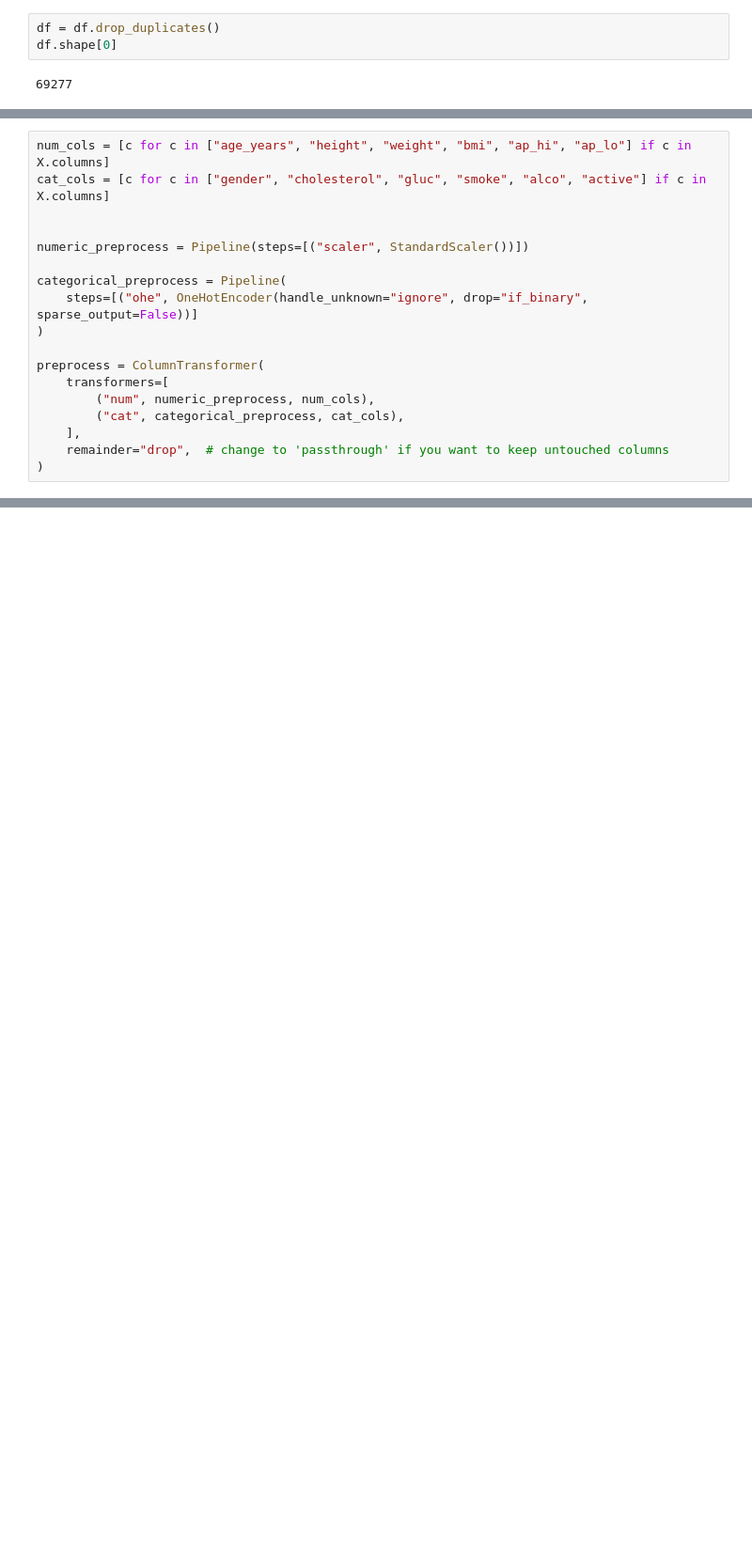
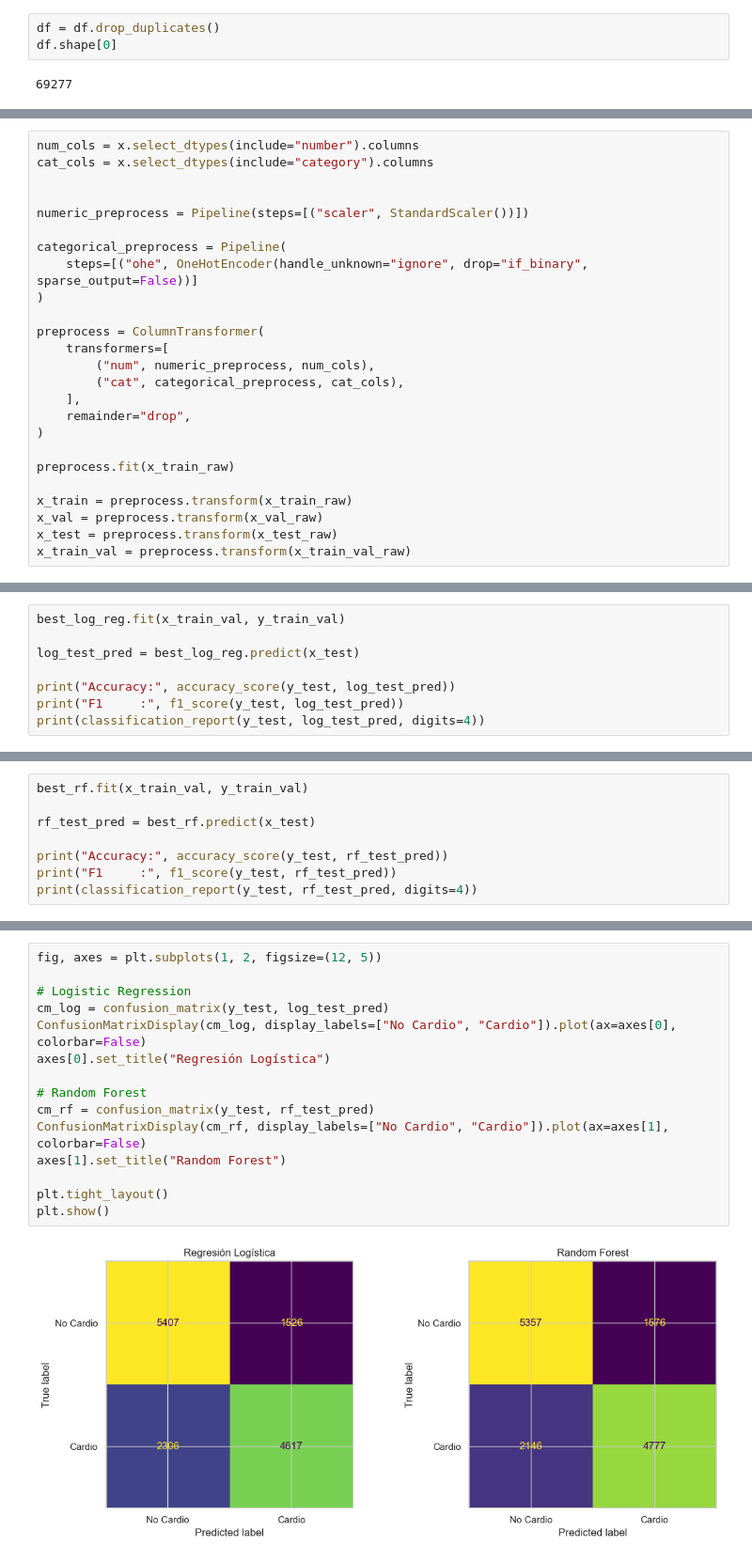
Before and after one commit to datwaft/aprendizaje_automatico, a Jupyter notebook: Trabajo_Corto_2/Trabajo_Corto_2.ipynb, the cells around one changed output, grey strips where cells are left out. Shown at 94% size. Drawn from its saved outputs; the diff is of its cells as text; blank space fills up the shorter version.

```diff
--- a/Trabajo_Corto_2/Trabajo_Corto_2.ipynb
+++ b/Trabajo_Corto_2/Trabajo_Corto_2.ipynb
@@ -948,6 +990,6 @@ y_train, y_val = y_train_full.iloc[train_idx], y_train_full.iloc[val_idx]
 # %%
-num_cols = [c for c in ["age_years", "height", "weight", "bmi", "ap_hi", "ap_lo"] if c in X.columns]
-cat_cols = [c for c in ["gender", "cholesterol", "gluc", "smoke", "alco", "active"] if c in X.columns]
+num_cols = x.select_dtypes(include="number").columns
+cat_cols = x.select_dtypes(include="category").columns
 
 
 numeric_preprocess = Pipeline(steps=[("scaler", StandardScaler())])
@@ -961,5 +1003,12 @@ preprocess = ColumnTransformer(
         ("num", numeric_preprocess, num_cols),
         ("cat", categorical_preprocess, cat_cols),
     ],
-    remainder="drop",  # change to 'passthrough' if you want to keep untouched columns
+    remainder="drop",
 )
+
+preprocess.fit(x_train_raw)
+
+x_train = preprocess.transform(x_train_raw)
+x_val = preprocess.transform(x_val_raw)
+x_test = preprocess.transform(x_test_raw)
+x_train_val = preprocess.transform(x_train_val_raw)
@@ -1041,0 +1062,8 @@ Confusion matrix (test):
+# %%
+best_log_reg.fit(x_train_val, y_train_val)
+
+log_test_pred = best_log_reg.predict(x_test)
+
+print("Accuracy:", accuracy_score(y_test, log_test_pred))
+print("F1     :", f1_score(y_test, log_test_pred))
+print(classification_report(y_test, log_test_pred, digits=4))
@@ -1188,0 +1145,8 @@ plt.show()
+# %%
+best_rf.fit(x_train_val, y_train_val)
+
+rf_test_pred = best_rf.predict(x_test)
+
+print("Accuracy:", accuracy_score(y_test, rf_test_pred))
+print("F1     :", f1_score(y_test, rf_test_pred))
+print(classification_report(y_test, rf_test_pred, digits=4))
@@ -1188,0 +1195,17 @@ plt.show()
+# %%
+fig, axes = plt.subplots(1, 2, figsize=(12, 5))
+
+# Logistic Regression
+cm_log = confusion_matrix(y_test, log_test_pred)
+ConfusionMatrixDisplay(cm_log, display_labels=["No Cardio", "Cardio"]).plot(ax=axes[0], colorbar=False)
+axes[0].set_title("Regresión Logística")
+
+# Random Forest
+cm_rf = confusion_matrix(y_test, rf_test_pred)
+ConfusionMatrixDisplay(cm_rf, display_labels=["No Cardio", "Cardio"]).plot(ax=axes[1], colorbar=False)
+axes[1].set_title("Random Forest")
+
+plt.tight_layout()
+plt.show()
+# %% [output]
+[figure, added]
```
Also changed, not shown: parts of 46 cells of this notebook, 2 other files.
